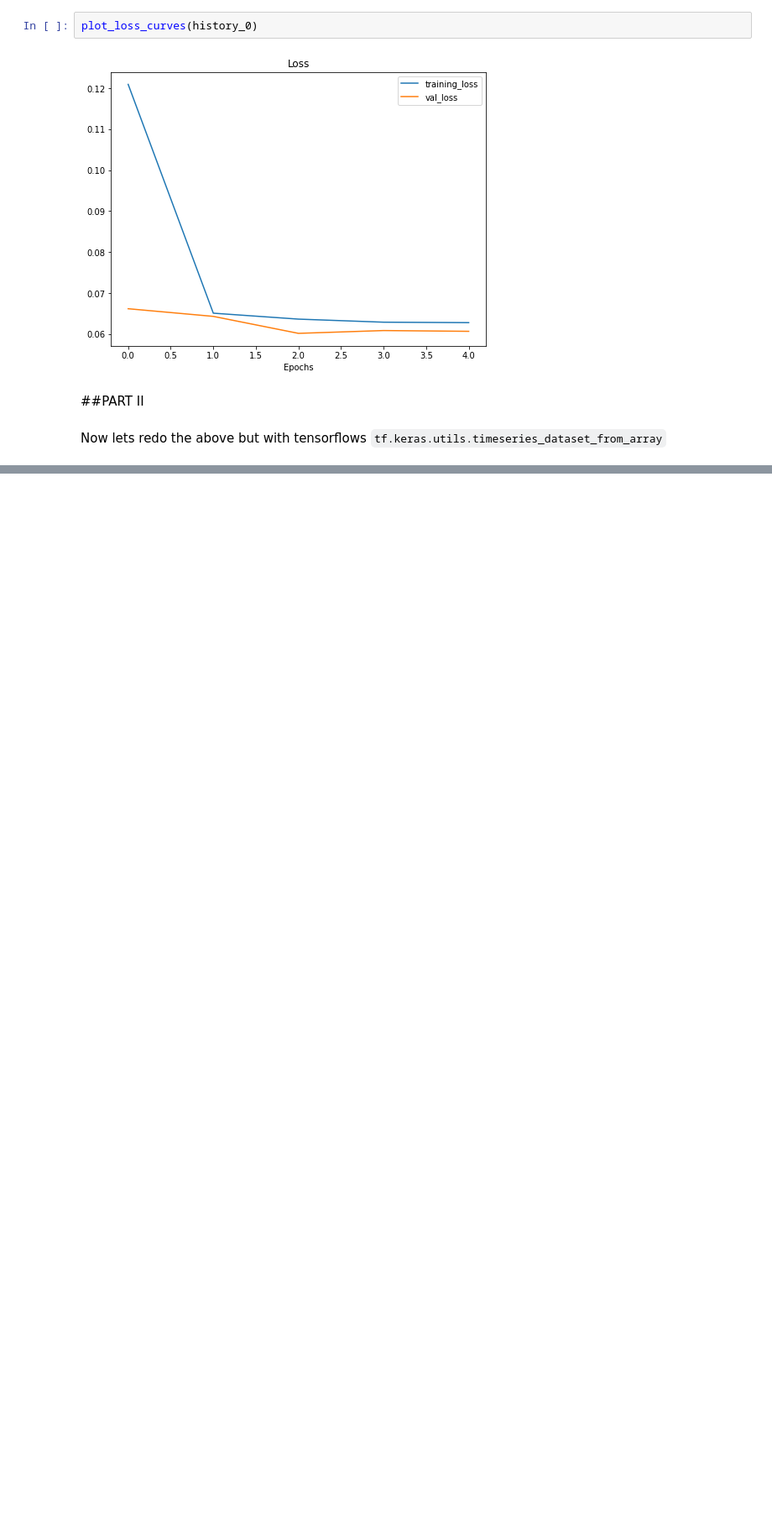
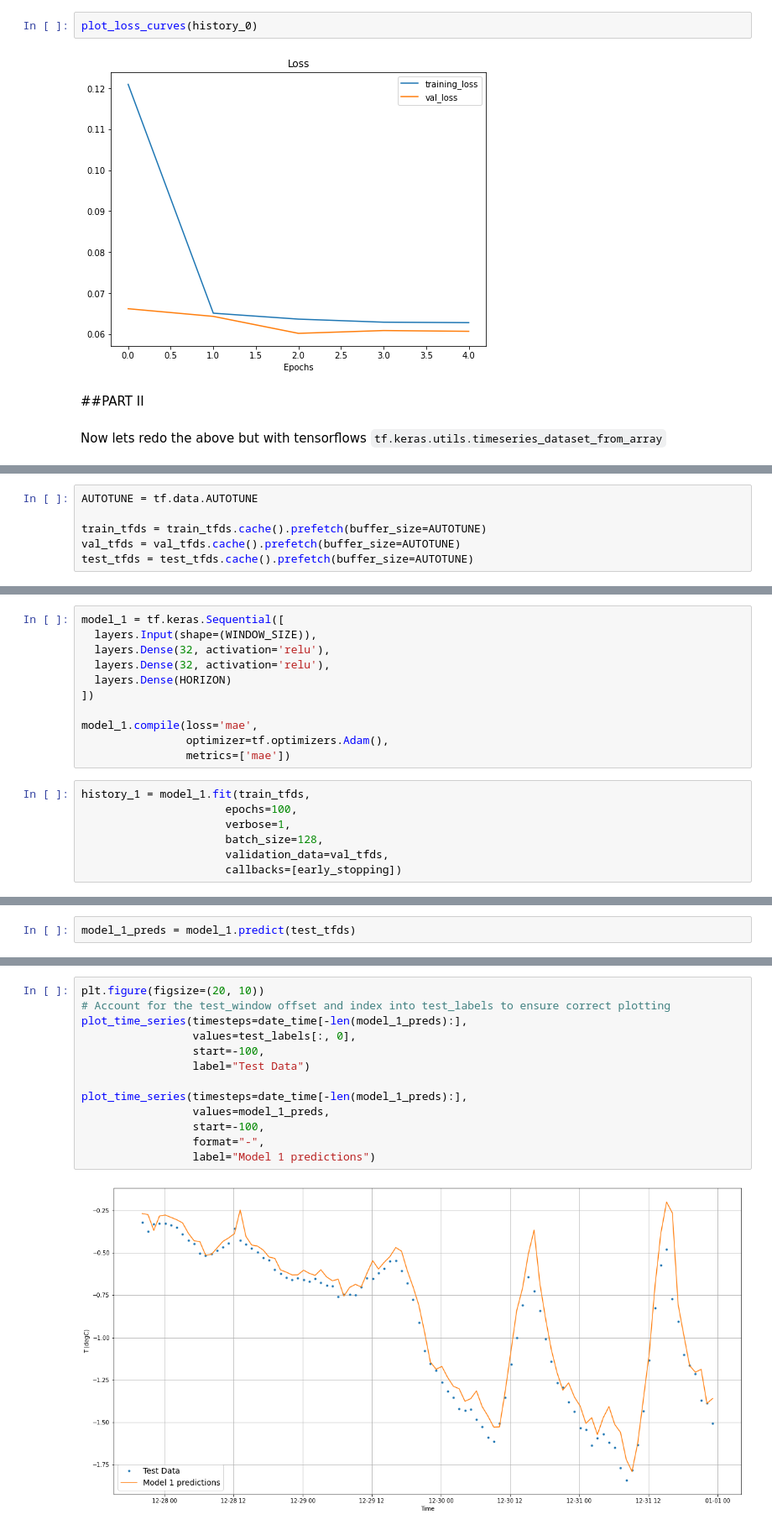
Before and after one commit to Forpee/time-series-practice-0, a Jupyter notebook: main.ipynb, the cells around one changed output, grey strips where cells are left out. Shown at 84% size. Cells and saved outputs as stored; diff of their text form; blank space fills up the shorter version.

```diff
--- a/main.ipynb
+++ b/main.ipynb
@@ -503,0 +559,6 @@ Now lets redo the above but with tensorflows `tf.keras.utils.timeseries_dataset_
+# %%
+AUTOTUNE = tf.data.AUTOTUNE
+
+train_tfds = train_tfds.cache().prefetch(buffer_size=AUTOTUNE)
+val_tfds = val_tfds.cache().prefetch(buffer_size=AUTOTUNE)
+test_tfds = test_tfds.cache().prefetch(buffer_size=AUTOTUNE)
@@ -503,0 +567,18 @@ Now lets redo the above but with tensorflows `tf.keras.utils.timeseries_dataset_
+# %%
+model_1 = tf.keras.Sequential([
+  layers.Input(shape=(WINDOW_SIZE)),
+  layers.Dense(32, activation='relu'),
+  layers.Dense(32, activation='relu'),
+  layers.Dense(HORIZON)
+])
+
+model_1.compile(loss='mae',
+                optimizer=tf.optimizers.Adam(),
+                metrics=['mae'])
+# %%
+history_1 = model_1.fit(train_tfds,
+                      epochs=100,
+                      verbose=1,
+                      batch_size=128,
+                      validation_data=val_tfds,
+                      callbacks=[early_stopping])
@@ -503,0 +605,2 @@ Now lets redo the above but with tensorflows `tf.keras.utils.timeseries_dataset_
+# %%
+model_1_preds = model_1.predict(test_tfds)
@@ -503,0 +609,15 @@ Now lets redo the above but with tensorflows `tf.keras.utils.timeseries_dataset_
+# %%
+plt.figure(figsize=(20, 10))
+# Account for the test_window offset and index into test_labels to ensure correct plotting
+plot_time_series(timesteps=date_time[-len(model_1_preds):],
+                 values=test_labels[:, 0],
+                 start=-100,
+                 label="Test Data")
+
+plot_time_series(timesteps=date_time[-len(model_1_preds):],
+                 values=model_1_preds,
+                 start=-100,
+                 format="-",
+                 label="Model 1 predictions")
+# %% [output]
+[figure, added]
```
Also changed, not shown: parts of 13 cells of this notebook.
